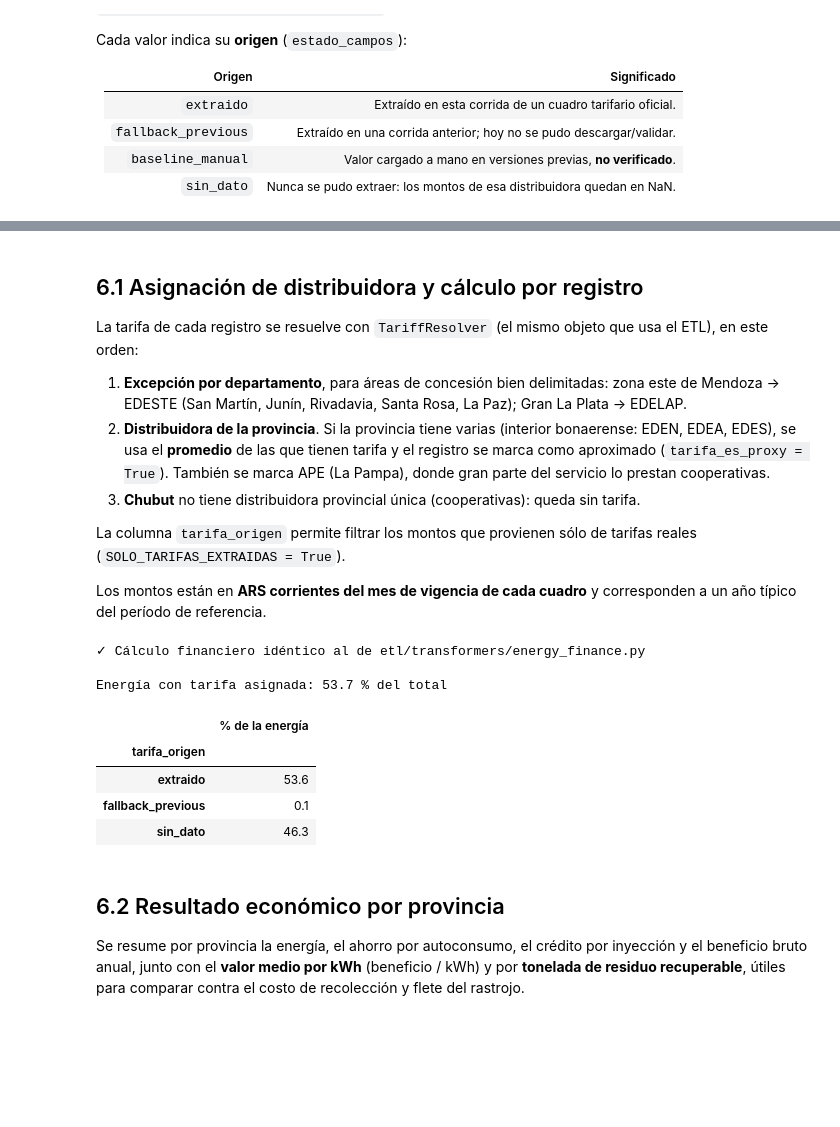
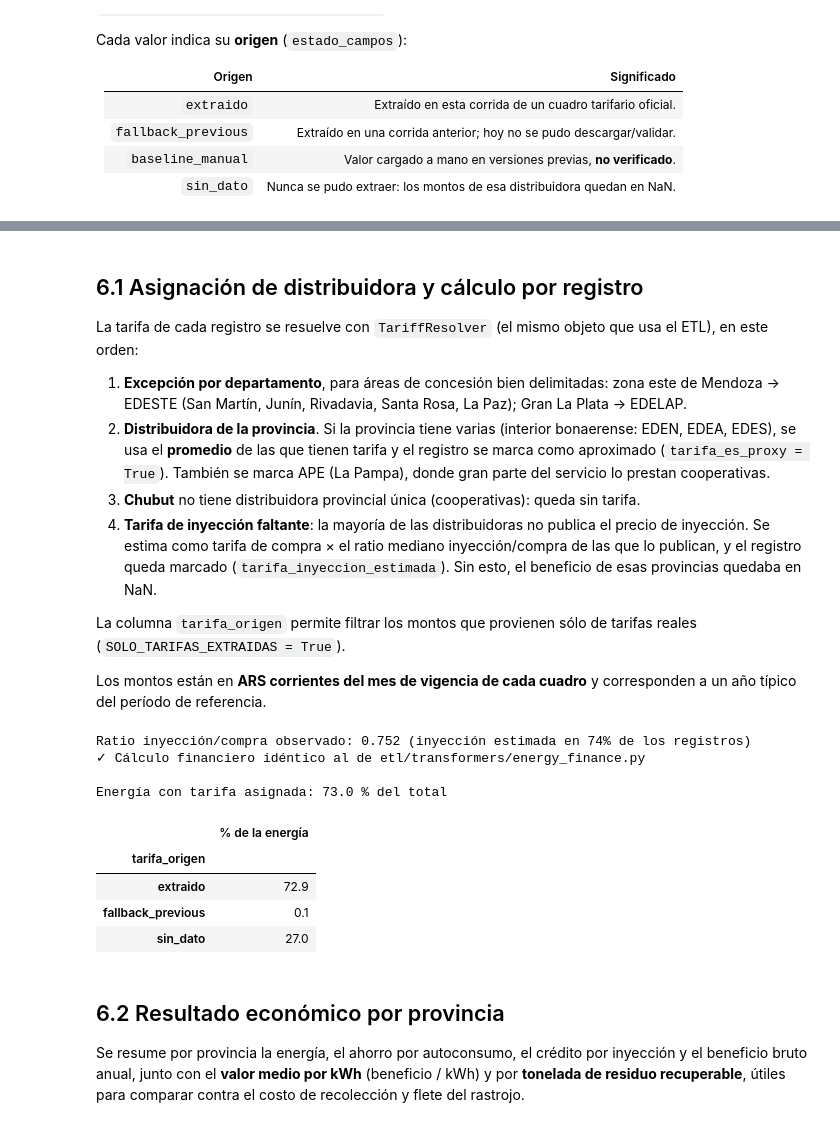
Before and after one commit to marcoeferro/SYNGAS-OPTIMIA-HV, a Jupyter notebook: notebooks/main.ipynb, the cells around one changed output, grey strips where cells are left out. Saved outputs shown, nothing was run; the diff lists cells and outputs as text; code cells hidden in the pictures; blank space fills up the shorter version.

```diff
--- a/notebooks/main.ipynb
+++ b/notebooks/main.ipynb
@@ -1173,14 +1173,19 @@ La tarifa de cada registro se resuelve con `TariffResolver` (el mismo objeto que
 1. **Excepción por departamento**, para áreas de concesión bien delimitadas: zona este de Mendoza → EDESTE (San Martín, Junín, Rivadavia, Santa Rosa, La Paz); Gran La Plata → EDELAP.
 2. **Distribuidora de la provincia**. Si la provincia tiene varias (interior bonaerense: EDEN, EDEA, EDES), se usa el **promedio** de las que tienen tarifa y el registro se marca como aproximado (`tarifa_es_proxy = True`). También se marca APE (La Pampa), donde gran parte del servicio lo prestan cooperativas.
 3. **Chubut** no tiene distribuidora provincial única (cooperativas): queda sin tarifa.
+4. **Tarifa de inyección faltante**: la mayoría de las distribuidoras no publica el precio de inyección. Se estima como tarifa de compra × el ratio mediano inyección/compra de las que lo publican, y el registro queda marcado (`tarifa_inyeccion_estimada`). Sin esto, el beneficio de esas provincias quedaba en NaN.
 
 La columna `tarifa_origen` permite filtrar los montos que provienen sólo de tarifas reales (`SOLO_TARIFAS_EXTRAIDAS = True`).
 
 Los montos están en **ARS corrientes del mes de vigencia de cada cuadro** y corresponden a un año típico del período de referencia.
 # %%
-from etl.transformers.energy_finance import TariffResolver, add_energy_finance_columns
+from etl.transformers.energy_finance import (
+    TariffResolver,
+    add_energy_finance_columns,
+    injection_ratio,
+)
 
-SOLO_TARIFAS_EXTRAIDAS = False  # True: excluye tarifas baseline_manual
+SOLO_TARIFAS_EXTRAIDAS = False  # True: sólo tarifas extraídas o el último valor extraído
 
 resolver = TariffResolver(TARIFAS)
 res = [resolver.resolve(p, d) for p, d in zip(df_energia["Provincia"], df_energia["Departamento"])]
@@ -1194,38 +1199,48 @@ df_dinero["tarifa_origen"] = [r["origen"] for r in res]
 if SOLO_TARIFAS_EXTRAIDAS:
     real = df_dinero["tarifa_origen"].str.fullmatch(r"(extraido|fallback_previous)(\+(extraido|fallback_previous))*")
     df_dinero.loc[~real, ["tarifa_compra_kwh", "tarifa_inyeccion_kwh"]] = np.nan
+
+# Tarifa de inyección faltante: compra × ratio mediano inyección/compra de
+# las distribuidoras que publican ambos precios (mismo criterio que el ETL).
+RATIO_INYECCION = injection_ratio(TARIFAS)
+estimar = df_dinero["tarifa_inyeccion_kwh"].isna() & df_dinero["tarifa_compra_kwh"].notna()
+df_dinero["tarifa_inyeccion_estimada"] = estimar
+df_dinero.loc[estimar, "tarifa_inyeccion_kwh"] = df_dinero.loc[estimar, "tarifa_compra_kwh"] * RATIO_INYECCION
+print(f"Ratio inyección/compra observado: {RATIO_INYECCION:.3f} "
+      f"(inyección estimada en {estimar.mean():.0%} de los registros)")
 
 df_dinero["kwh_autoconsumo"] = df_dinero["kwh_generados"] * ALFA_AUTOCONSUMO
 df_dinero["kwh_inyectados"] = df_dinero["kwh_generados"] * (1 - ALFA_AUTOCONSUMO)
 df_dinero["ahorro_autoconsumo_ars"] = df_dinero["kwh_autoconsumo"] * df_dinero["tarifa_compra_kwh"]
 df_dinero["credito_inyeccion_ars"] = df_dinero["kwh_inyectados"] * df_dinero["tarifa_inyeccion_kwh"]
 df_dinero["beneficio_total_ars"] = df_dinero["ahorro_autoconsumo_ars"] + df_dinero["credito_inyeccion_ars"]
 
 # Verificación contra el módulo del ETL
 if not SOLO_TARIFAS_EXTRAIDAS:
     chk = add_energy_finance_columns(
         df_anual.assign(**{"Residuo Recuperable (Tn)": df_energia["Residuo Recuperable (Tn)"]}),
         config=TARIFAS,
     )
     assert np.allclose(chk["beneficio_total_ars"], df_dinero["beneficio_total_ars"], equal_nan=True)
     print("✓ Cálculo financiero idéntico al de etl/transformers/energy_finance.py")
 
 con_tarifa = df_dinero["tarifa_compra_kwh"].notna()
 print(f"\nEnergía con tarifa asignada: {100 * df_dinero.loc[con_tarifa, 'kwh_generados'].sum() / df_dinero['kwh_generados'].sum():.1f} % del total")
 cobertura = (
     df_dinero.groupby(["tarifa_origen"])["kwh_generados"].sum().div(df_dinero["kwh_generados"].sum()).mul(100).round(1)
     .rename("% de la energía")
 )
 cobertura.to_frame()
 # %% [output]
+Ratio inyección/compra observado: 0.752 (inyección estimada en 74% de los registros)
 ✓ Cálculo financiero idéntico al de etl/transformers/energy_finance.py
 
-Energía con tarifa asignada: 53.7 % del total
+Energía con tarifa asignada: 73.0 % del total
 |  | % de la energía |
 | tarifa_origen |  |
-| extraido | 53.6 |
+| extraido | 72.9 |
 | fallback_previous | 0.1 |
-| sin_dato | 46.3 |
+| sin_dato | 27.0 |
 # %% [markdown]
 ## 6.2 Resultado económico por provincia
 
```
Also changed, not shown: parts of 17 cells of this notebook, 15 other files.
